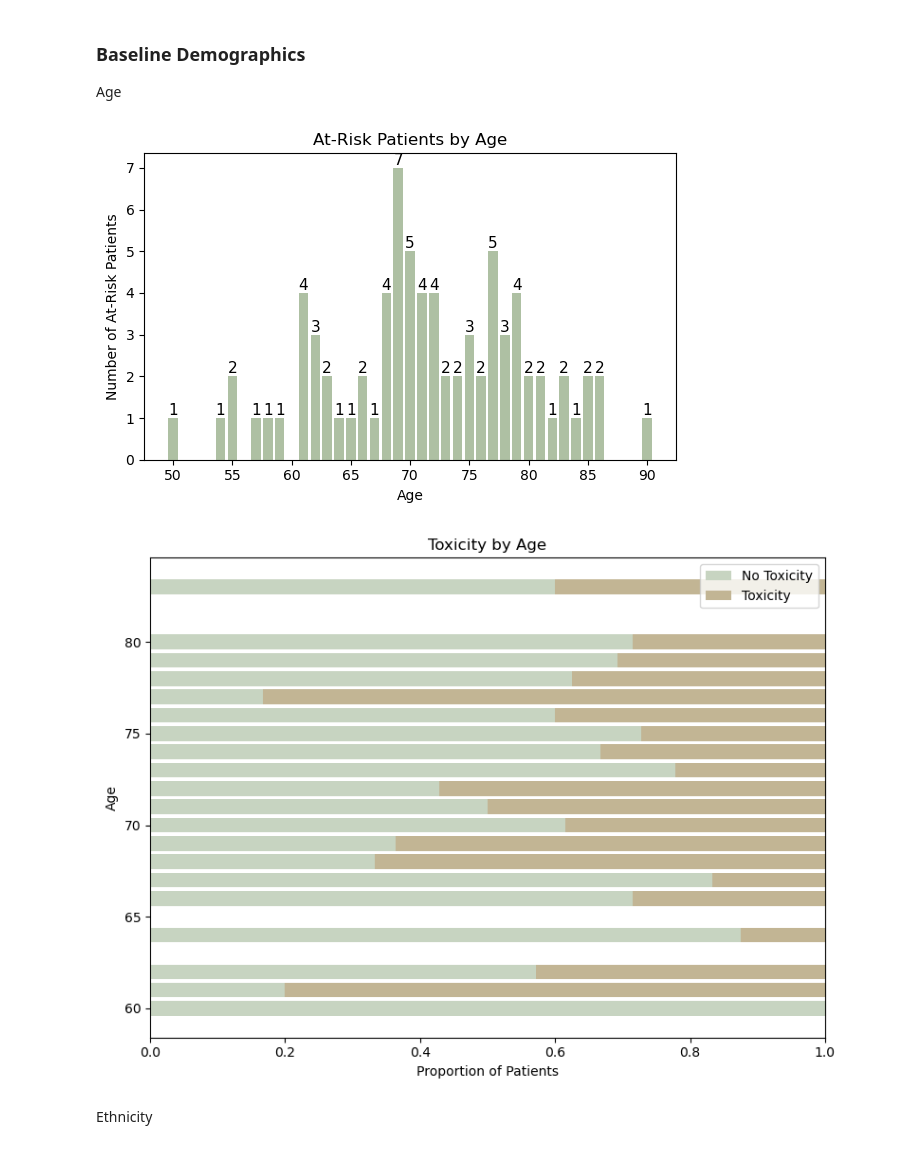
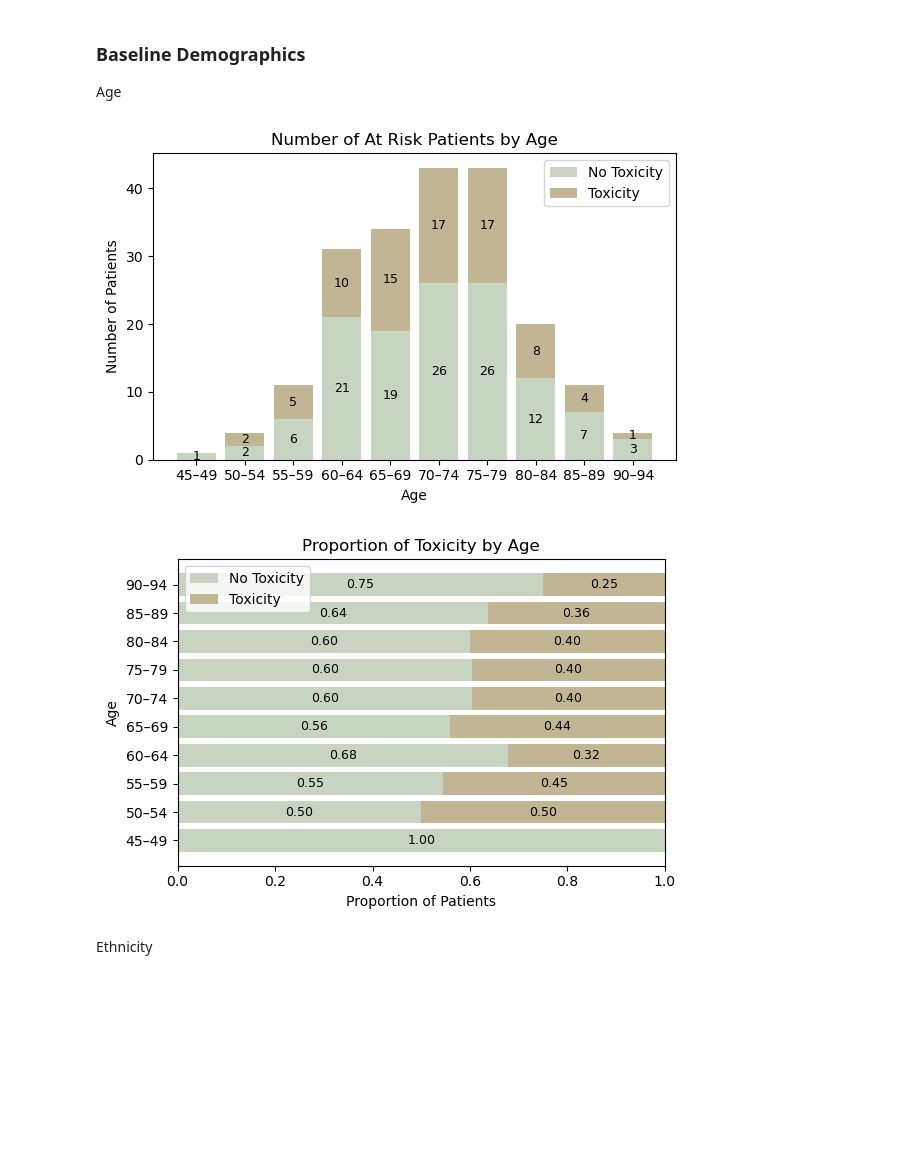
Before and after one commit to kstatham402/170A_Capstone_Project, a Jupyter notebook: notebooks/descriptive_visuals.ipynb, the cells around one changed output. Saved outputs shown, nothing was run; the diff lists cells and outputs as text; code cells hidden in the pictures; blank space fills up the shorter version.

Commit message:
Updated visuals

```diff
--- a/notebooks/descriptive_visuals.ipynb
+++ b/notebooks/descriptive_visuals.ipynb
@@ -8,5 +8,10 @@ import matplotlib.pyplot as plt
 import seaborn as sns
 # %%
 df = pd.read_csv(os.path.join("..", "data", "processed", "cardio_onc_prostate_04cleaned.csv"))
+
+bins = np.arange(45, df['age'].max(), 5)
+labels = [f"{int(b)}–{int(b+4)}" for b in bins[:-1]]
+df['age_bin'] = pd.cut(df['age'], bins=bins, labels=labels, right=False)
+
 tox = df[df['at_risk'] == 1]
 no_tox = df[df['at_risk'] == 0]
@@ -101,7 +34,7 @@ cat_vars = [
 table1_cat = {}
 
 for v in cat_vars:
-    table1_cat[v] = pd.crosstab(df[v], df['at_risk'], normalize='columns') * 100
+    table1_cat[v] = pd.crosstab(df['at_risk'], df[v], normalize='columns') * 100
 
 for k,v in table1_cat.items():
     print("\n",k)
@@ -128,51 +61,57 @@ exercise_counseling
 ### Baseline Demographics
 Age
 # %%
-# Count unique at-risk patients by age
 counts = (
-    tox
-    .groupby('age')['unique_patient_id']
+    df.groupby(['age_bin', 'at_risk'])['unique_patient_id']
     .nunique()
-    .sort_index()
+    .unstack(fill_value=0)
 )
 
-# Plot
+counts = counts.loc[counts.sum(axis=1).index]
+
 fig, ax = plt.subplots(figsize=(6,4))
 
-bars = ax.bar(counts.index, counts.values, color='#aec0a3')
+bars_no = ax.bar(counts.index.astype(str), counts[0], color='#c7d4c1', label='No Toxicity')
 
-ax.bar_label(bars, fontsize=11)
+bars_yes = ax.bar(counts.index.astype(str), counts[1], bottom=counts[0], color='#c2b594', label='Toxicity')
+
+labels_no = [str(v) if v > 0 else "" for v in counts[0]]
+labels_yes = [str(v) if v > 0 else "" for v in counts[1]]
+
+ax.bar_label(bars_no, labels=labels_no, label_type='center', fontsize=9)
+ax.bar_label(bars_yes, labels=labels_yes, label_type='center', fontsize=9)
 
 ax.set_xlabel('Age')
-ax.set_ylabel('Number of At-Risk Patients')
-ax.set_title('At-Risk Patients by Age')
+ax.set_ylabel('Number of Patients')
+ax.set_title('Number of At Risk Patients by Age')
+ax.legend()
 
 plt.tight_layout()
 plt.show()
 
-counts = (
-    df.groupby(['age', 'at_risk'])['unique_patient_id']
-    .nunique()
-    .unstack(fill_value=0)
-)
+# Proportion
 
-counts = counts[counts.sum(axis=1) >= 5]
+fig, ax = plt.subplots(figsize=(6,4))
+props = counts.div(counts.sum(axis=1), axis=0)
+bars_no = ax.barh(props.index, props[0], label='No Toxicity', color='#c7d4c1')
+bars_yes = ax.barh(props.index, props[1], left=props[0], color='#c2b594', label='Toxicity')
 
-fig, ax = plt.subplots(figsize=(8,6))
-props = counts.div(counts.sum(axis=1), axis=0)
-ax.barh(props.index, props[0], label='No Toxicity', color='#c7d4c1')
-ax.barh(props.index, props[1], left=props[0], color='#c2b594', label='Toxicity')
+labels_no = [f"{p:.2f}" if p > 0 else "" for p in props[0]]
+labels_yes = [f"{p:.2f}" if p > 0 else "" for p in props[1]]
+
+ax.bar_label(bars_no, labels=labels_no, label_type='center', fontsize=9)
+ax.bar_label(bars_yes, labels=labels_yes, label_type='center', fontsize=9)
 
 ax.set_xlabel('Proportion of Patients')
 ax.set_ylabel('Age')
-ax.set_title('Toxicity by Age')
+ax.set_title('Proportion of Toxicity by Age')
 ax.legend()
 
 plt.tight_layout()
 plt.show()
 # %% [output]
-[figure, old version]
+[figure, new version]
-[figure, old version]
+[figure, new version]
 # %% [markdown]
 Ethnicity
 # %%
```
Also changed, not shown: parts of 56 cells of this notebook.
